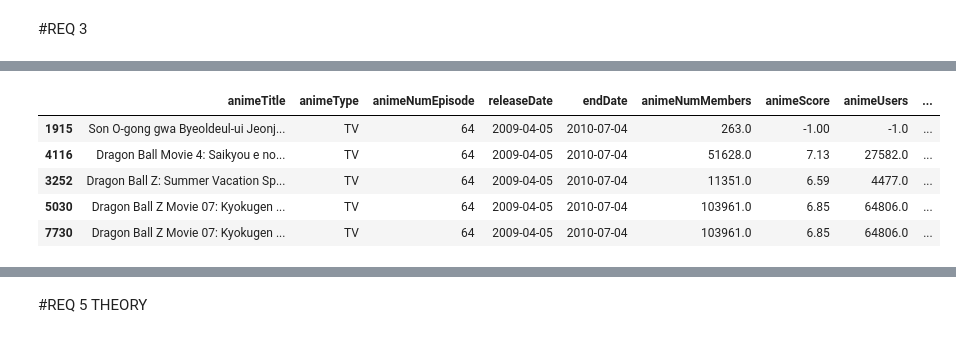
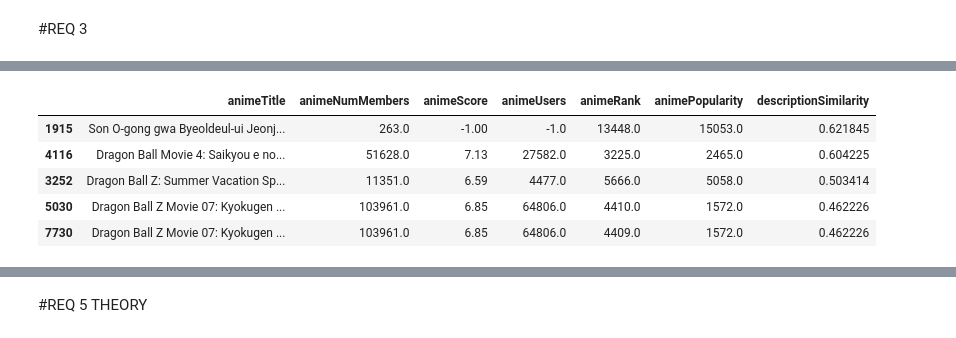
Before and after one commit to MinaMakar97/ADM-HW3, a Jupyter notebook: HW3_final.ipynb, the cells around one changed output, grey strips where cells are left out. Cells and saved outputs as stored; diff of their text form; code cells hidden in the pictures.

```diff
--- a/HW3_final.ipynb
+++ b/HW3_final.ipynb
@@ -120,7 +134,7 @@ for i in range(0,19150,50):
   if i % 1000 == 0:
     print(i)
   data = requests.get('https://myanimelist.net/topanime.php?limit='+str(i))
-  soup = BeautifulSoup(data.content)
+  soup = BeautifulSoup(data.text)
   lista = soup.find_all("h3", class_="anime_ranking_h3")
   for element in lista:
     list_url.append(element.find('a')['href'])
@@ -192,7 +213,7 @@ with open("pages_tsv1.tsv","w") as file:
 col=["animeTitle","animeType","animeNumEpisode","releaseDate","endDate","animeNumMembers",\
            "animeScore","animeUsers","animeRank","animePopularity","animeDescription",\
            "animeRelated","animeCharacters", "animeVoices","animeStaff","url"]
-df = pd.read_csv("/content/drive/MyDrive/ADM/HM3/pages_tsv1.tsv",sep='\t', names=col, parse_dates=col[3:5])
+df = pd.read_csv("/content/pages_tsv1.tsv",sep='\t', names=col, parse_dates=col[3:5])
 # %%
 df.shape
 # %% [output]
@@ -309,3 +315,7 @@ url                    0
 dtype: int64
+# %%
+df['animeNumEpisode'].fillna(-1,inplace=True)
+df['endDate'].fillna(-1,inplace=True)
+df['releaseDate'].fillna(-1,inplace=True)
 # %%
 # we check the only two line null of description column
@@ -759,15 +782,15 @@ The cells below contains another test with different query
 # %%
 query = 'goku'
 result_query_description = retrieve_cosine_similarity(query, "animeDescription", df)
 cosine_result = pd.concat([df.loc[result_query_description[1]],pd.Series(sorted(result_query_description[0].values(),reverse=True),\
                                                                index=result_query_description[1], dtype="float32").rename('descriptionSimilarity')], axis=1)
-cosine_result.head()
+cosine_result[['animeTitle','animeNumMembers', 'animeScore', 'animeUsers', 'animeRank', 'animePopularity','descriptionSimilarity']].head()
 # %% [output]
-|  | animeTitle | animeType | animeNumEpisode | releaseDate | endDate | animeNumMembers | animeScore | animeUsers | ... |
-| 1915 | Son O-gong gwa Byeoldeul-ui Jeonj... | TV | 64 | 2009-04-05 | 2010-07-04 | 263.0 | -1.00 | -1.0 | ... |
-| 4116 | Dragon Ball Movie 4: Saikyou e no... | TV | 64 | 2009-04-05 | 2010-07-04 | 51628.0 | 7.13 | 27582.0 | ... |
-| 3252 | Dragon Ball Z: Summer Vacation Sp... | TV | 64 | 2009-04-05 | 2010-07-04 | 11351.0 | 6.59 | 4477.0 | ... |
-| 5030 | Dragon Ball Z Movie 07: Kyokugen ... | TV | 64 | 2009-04-05 | 2010-07-04 | 103961.0 | 6.85 | 64806.0 | ... |
-| 7730 | Dragon Ball Z Movie 07: Kyokugen ... | TV | 64 | 2009-04-05 | 2010-07-04 | 103961.0 | 6.85 | 64806.0 | ... |
+|  | animeTitle | animeNumMembers | animeScore | animeUsers | animeRank | animePopularity | descriptionSimilarity |
+| 1915 | Son O-gong gwa Byeoldeul-ui Jeonj... | 263.0 | -1.00 | -1.0 | 13448.0 | 15053.0 | 0.621845 |
+| 4116 | Dragon Ball Movie 4: Saikyou e no... | 51628.0 | 7.13 | 27582.0 | 3225.0 | 2465.0 | 0.604225 |
+| 3252 | Dragon Ball Z: Summer Vacation Sp... | 11351.0 | 6.59 | 4477.0 | 5666.0 | 5058.0 | 0.503414 |
+| 5030 | Dragon Ball Z Movie 07: Kyokugen ... | 103961.0 | 6.85 | 64806.0 | 4410.0 | 1572.0 | 0.462226 |
+| 7730 | Dragon Ball Z Movie 07: Kyokugen ... | 103961.0 | 6.85 | 64806.0 | 4409.0 | 1572.0 | 0.462226 |
 # %%
 query = 'goku'
```
Also changed, not shown: parts of 69 cells of this notebook.
